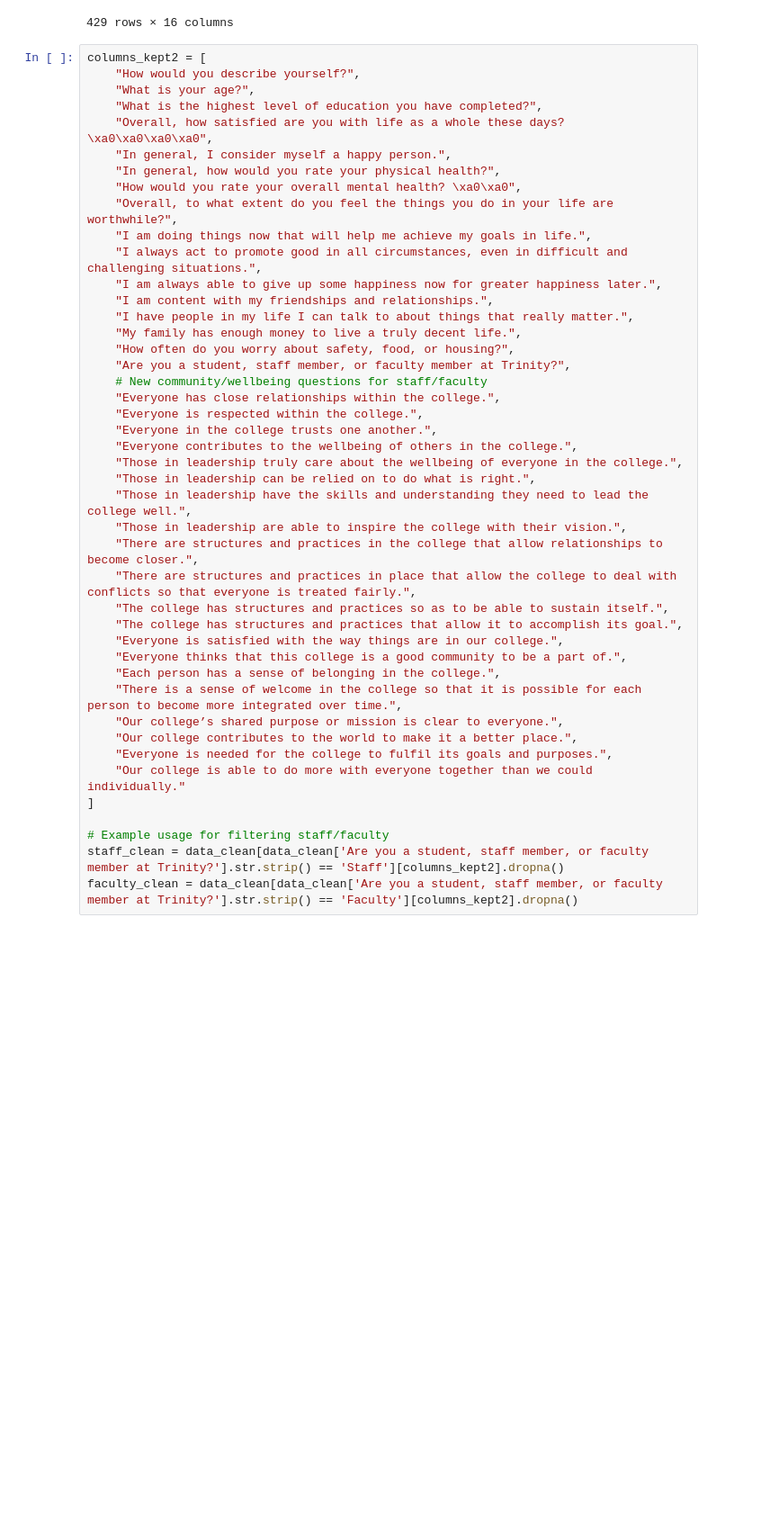
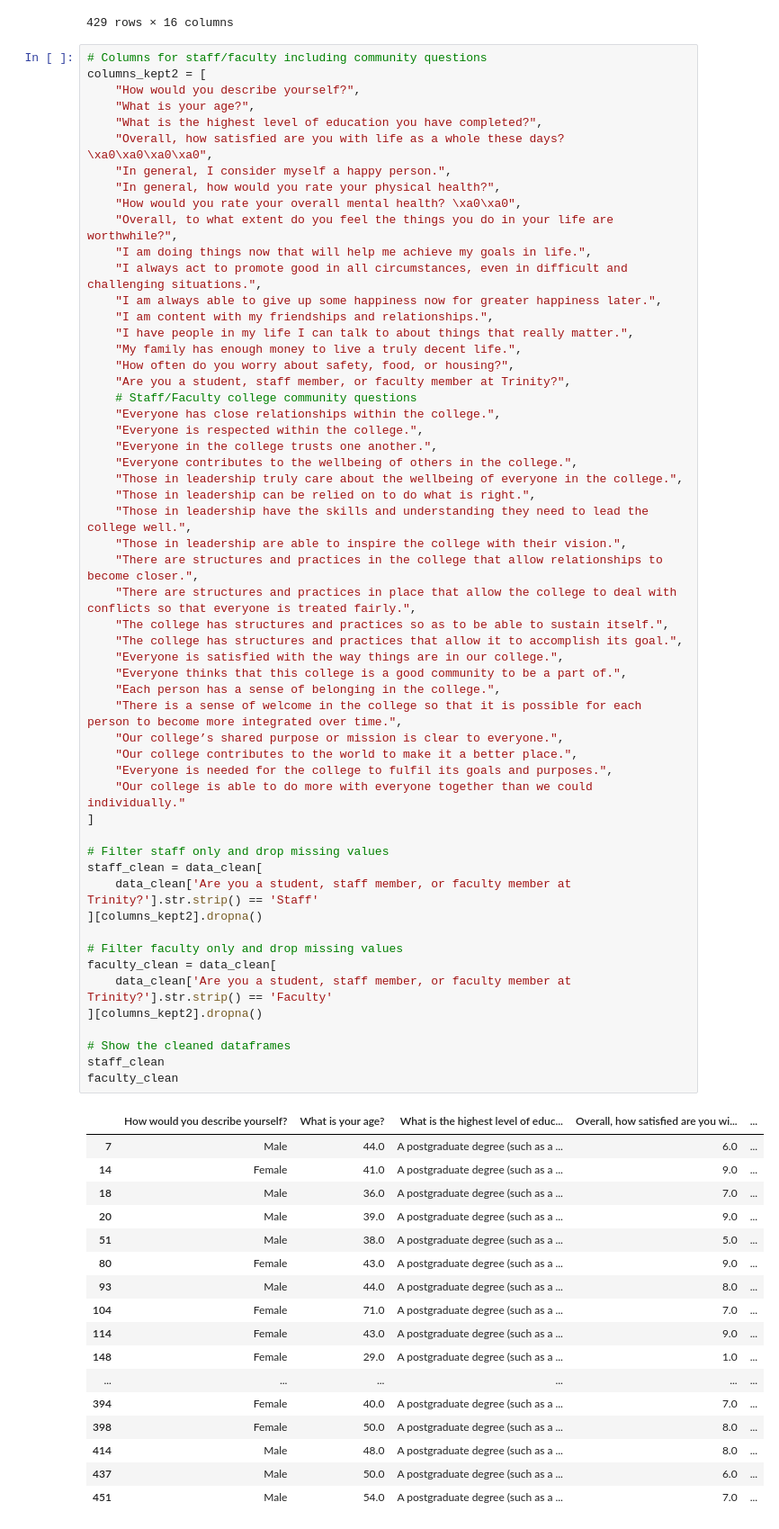
Before and after one commit to sangabrielstephanie/MachineLearningProject-TrinityWellbeing, a Jupyter notebook: MachineLearningProjectFix.ipynb, the cells around one changed output. Shown at 90% size. Saved outputs shown, nothing was run; the diff lists cells and outputs as text; blank space fills up the shorter version.

```diff
--- a/MachineLearningProjectFix.ipynb
+++ b/MachineLearningProjectFix.ipynb
@@ -225,6 +225,7 @@ students_clean
 | 452 | Female | 34.0 | High school diploma or equivalent | 8.0 | ... |
 429 rows × 16 columns
 # %%
+# Columns for staff/faculty including community questions
 columns_kept2 = [
     "How would you describe yourself?",
     "What is your age?",
@@ -237,34 +238,62 @@ columns_kept2 = [
     "I am doing things now that will help me achieve my goals in life.",
     "I always act to promote good in all circumstances, even in difficult and challenging situations.",
     "I am always able to give up some happiness now for greater happiness later.",
     "I am content with my friendships and relationships.",
     "I have people in my life I can talk to about things that really matter.",
     "My family has enough money to live a truly decent life.",
     "How often do you worry about safety, food, or housing?",
     "Are you a student, staff member, or faculty member at Trinity?",
-    # New community/wellbeing questions for staff/faculty
+    # Staff/Faculty college community questions
     "Everyone has close relationships within the college.",
     "Everyone is respected within the college.",
     "Everyone in the college trusts one another.",
     "Everyone contributes to the wellbeing of others in the college.",
     "Those in leadership truly care about the wellbeing of everyone in the college.",
     "Those in leadership can be relied on to do what is right.",
     "Those in leadership have the skills and understanding they need to lead the college well.",
     "Those in leadership are able to inspire the college with their vision.",
     "There are structures and practices in the college that allow relationships to become closer.",
     "There are structures and practices in place that allow the college to deal with conflicts so that everyone is treated fairly.",
     "The college has structures and practices so as to be able to sustain itself.",
     "The college has structures and practices that allow it to accomplish its goal.",
     "Everyone is satisfied with the way things are in our college.",
     "Everyone thinks that this college is a good community to be a part of.",
     "Each person has a sense of belonging in the college.",
     "There is a sense of welcome in the college so that it is possible for each person to become more integrated over time.",
     "Our college’s shared purpose or mission is clear to everyone.",
     "Our college contributes to the world to make it a better place.",
     "Everyone is needed for the college to fulfil its goals and purposes.",
     "Our college is able to do more with everyone together than we could individually."
 ]
 
-# Example usage for filtering staff/faculty
-staff_clean = data_clean[data_clean['Are you a student, staff member, or faculty member at Trinity?'].str.strip() == 'Staff'][columns_kept2].dropna()
-faculty_clean = data_clean[data_clean['Are you a student, staff member, or faculty member at Trinity?'].str.strip() == 'Faculty'][columns_kept2].dropna()
+# Filter staff only and drop missing values
+staff_clean = data_clean[
+    data_clean['Are you a student, staff member, or faculty member at Trinity?'].str.strip() == 'Staff'
+][columns_kept2].dropna()
+
+# Filter faculty only and drop missing values
+faculty_clean = data_clean[
+    data_clean['Are you a student, staff member, or faculty member at Trinity?'].str.strip() == 'Faculty'
+][columns_kept2].dropna()
+
+# Show the cleaned dataframes
+staff_clean
+faculty_clean
+# %% [output]
+|  | How would you describe yourself? | What is your age? | What is the highest level of educ... | Overall, how satisfied are you wi... | ... |
+| 7 | Male | 44.0 | A postgraduate degree (such as a ... | 6.0 | ... |
+| 14 | Female | 41.0 | A postgraduate degree (such as a ... | 9.0 | ... |
+| 18 | Male | 36.0 | A postgraduate degree (such as a ... | 7.0 | ... |
+| 20 | Male | 39.0 | A postgraduate degree (such as a ... | 9.0 | ... |
+| 51 | Male | 38.0 | A postgraduate degree (such as a ... | 5.0 | ... |
+| 80 | Female | 43.0 | A postgraduate degree (such as a ... | 9.0 | ... |
+| 93 | Male | 44.0 | A postgraduate degree (such as a ... | 8.0 | ... |
+| 104 | Female | 71.0 | A postgraduate degree (such as a ... | 7.0 | ... |
+| 114 | Female | 43.0 | A postgraduate degree (such as a ... | 9.0 | ... |
+| 148 | Female | 29.0 | A postgraduate degree (such as a ... | 1.0 | ... |
+| ... | ... | ... | ... | ... | ... |
+| 394 | Female | 40.0 | A postgraduate degree (such as a ... | 7.0 | ... |
+| 398 | Female | 50.0 | A postgraduate degree (such as a ... | 8.0 | ... |
+| 414 | Male | 48.0 | A postgraduate degree (such as a ... | 8.0 | ... |
+| 437 | Male | 50.0 | A postgraduate degree (such as a ... | 6.0 | ... |
+| 451 | Male | 54.0 | A postgraduate degree (such as a ... | 7.0 | ... |
```
Also changed, not shown: parts of 1 cell of this notebook.
